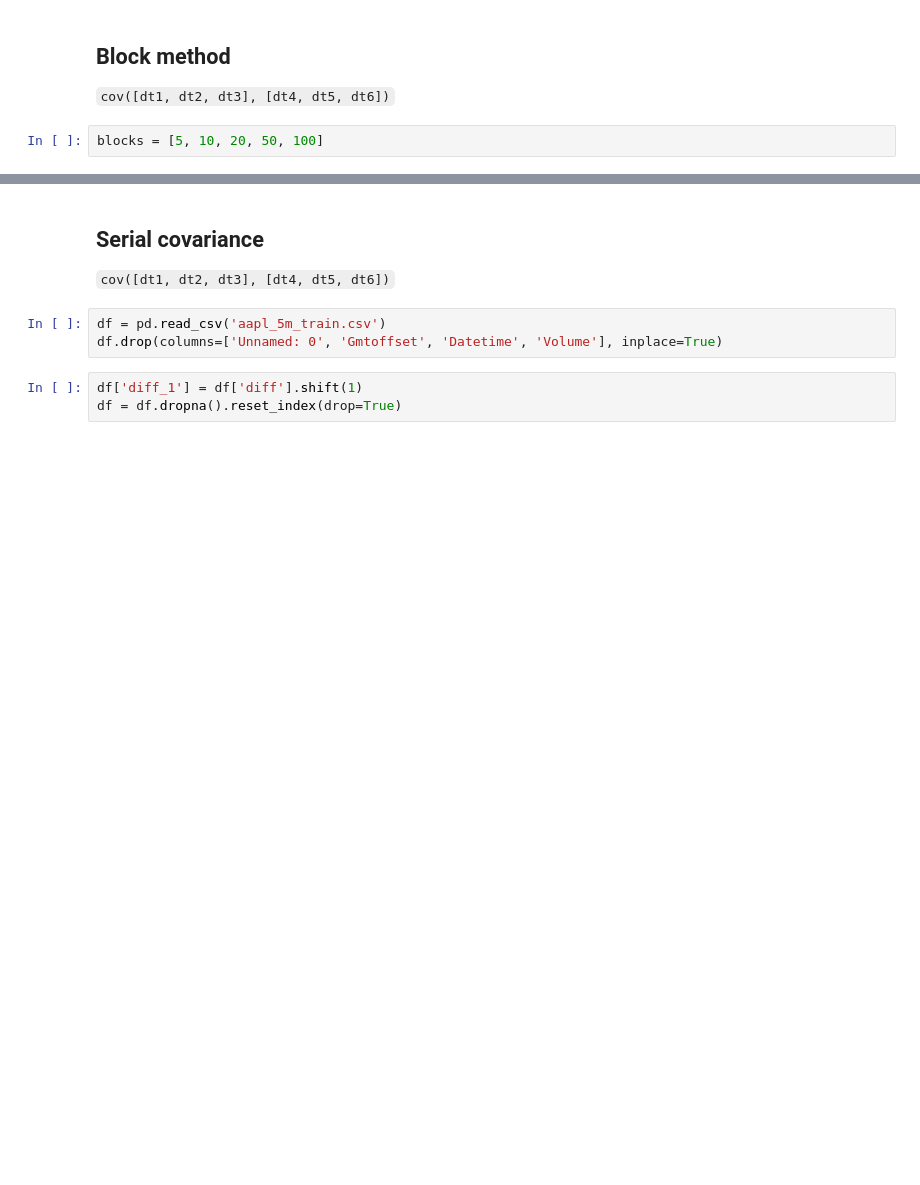
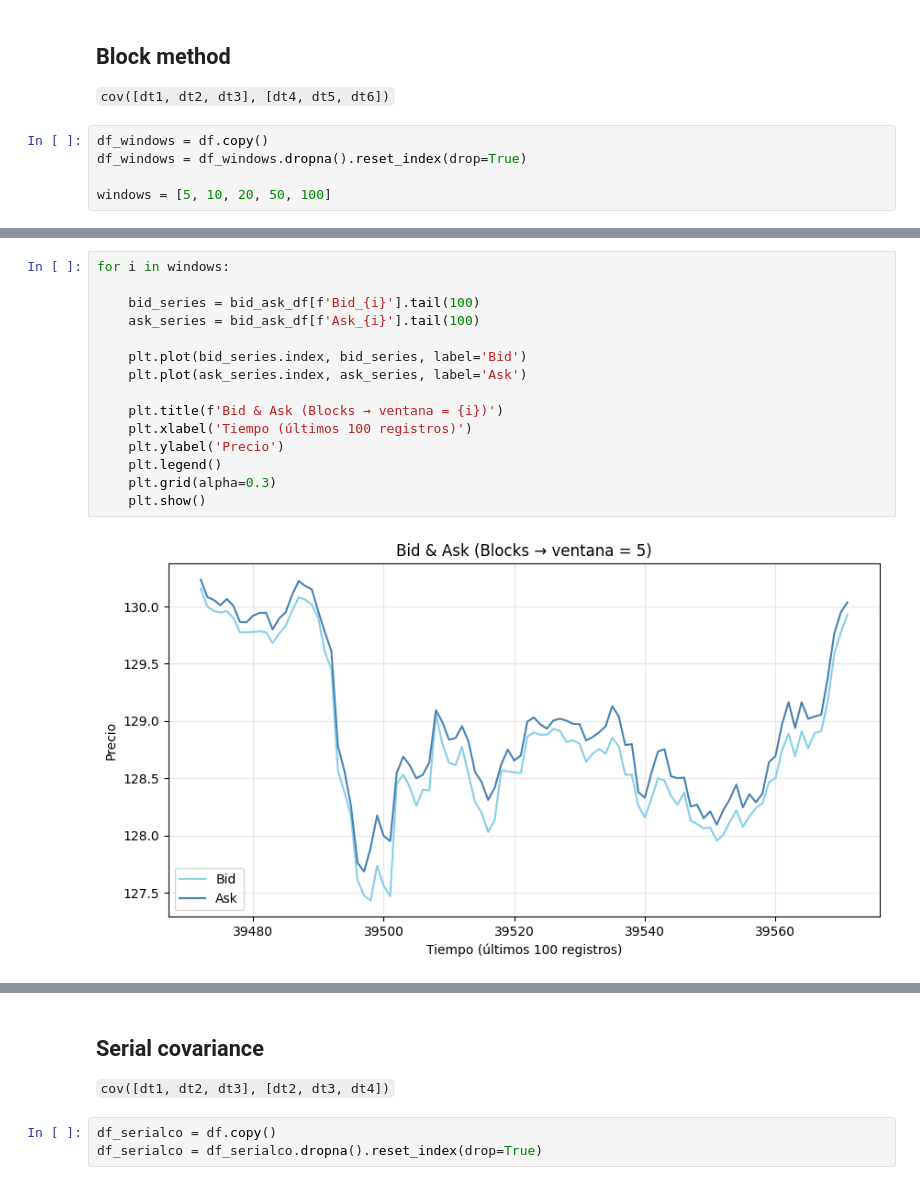
Before and after one commit to GoopyMarrow/M_S_Trading, a Jupyter notebook: MST_Effective_Spread.ipynb, the cells around one changed output, grey strips where cells are left out. Cells and saved outputs as stored; diff of their text form; blank space fills up the shorter version.

```diff
--- a/MST_Effective_Spread.ipynb
+++ b/MST_Effective_Spread.ipynb
@@ -61,5 +92,8 @@ df
 
 `cov([dt1, dt2, dt3], [dt4, dt5, dt6])`
 # %%
-blocks = [5, 10, 20, 50, 100]
+df_windows = df.copy()
+df_windows = df_windows.dropna().reset_index(drop=True)
+
+windows = [5, 10, 20, 50, 100]
 # %%
@@ -103,0 +170,17 @@ bid_ask_df
+# %%
+for i in windows:
+
+    bid_series = bid_ask_df[f'Bid_{i}'].tail(100)
+    ask_series = bid_ask_df[f'Ask_{i}'].tail(100)
+
+    plt.plot(bid_series.index, bid_series, label='Bid')
+    plt.plot(ask_series.index, ask_series, label='Ask')
+
+    plt.title(f'Bid & Ask (Blocks → ventana = {i})')
+    plt.xlabel('Tiempo (últimos 100 registros)')
+    plt.ylabel('Precio')
+    plt.legend()
+    plt.grid(alpha=0.3)
+    plt.show()
+# %% [output]
+[figure, added]
@@ -104,10 +191,7 @@ bid_ask_df
 # %% [markdown]
 ## Serial covariance
 
-`cov([dt1, dt2, dt3], [dt4, dt5, dt6])`
+`cov([dt1, dt2, dt3], [dt2, dt3, dt4])`
-# %%
-df = pd.read_csv('aapl_5m_train.csv')
-df.drop(columns=['Unnamed: 0', 'Gmtoffset', 'Datetime', 'Volume'], inplace=True)
-# %%
-df['diff_1'] = df['diff'].shift(1)
-df = df.dropna().reset_index(drop=True)
+# %%
+df_serialco = df.copy()
+df_serialco = df_serialco.dropna().reset_index(drop=True)
```
Also changed, not shown: parts of 18 cells of this notebook.
